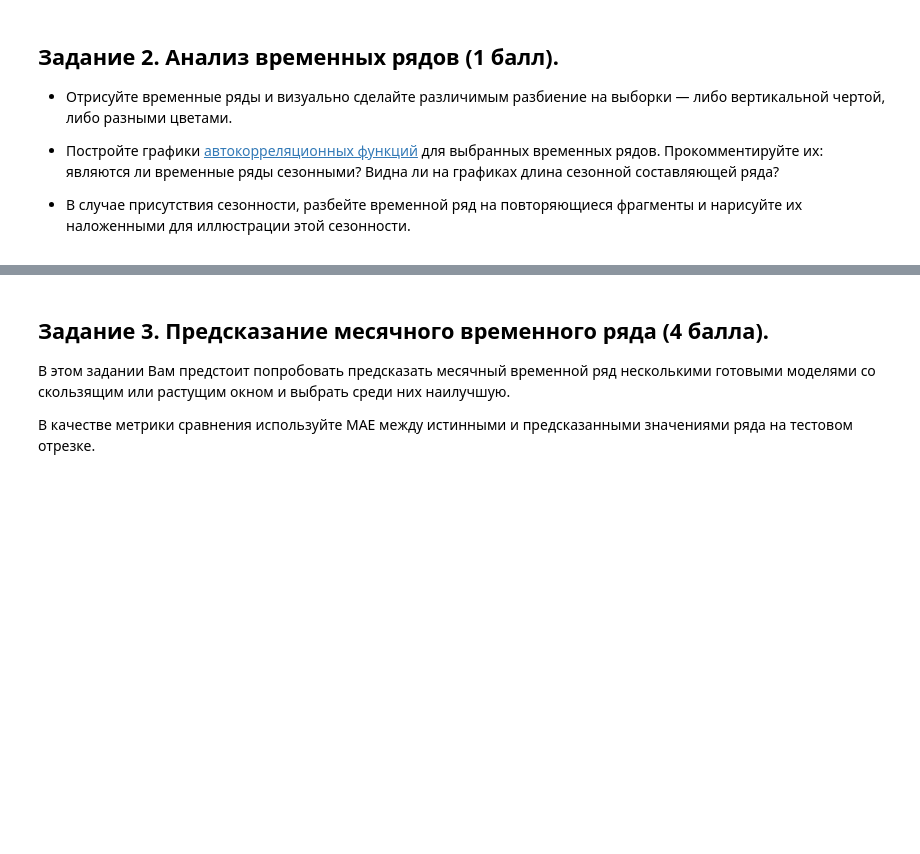
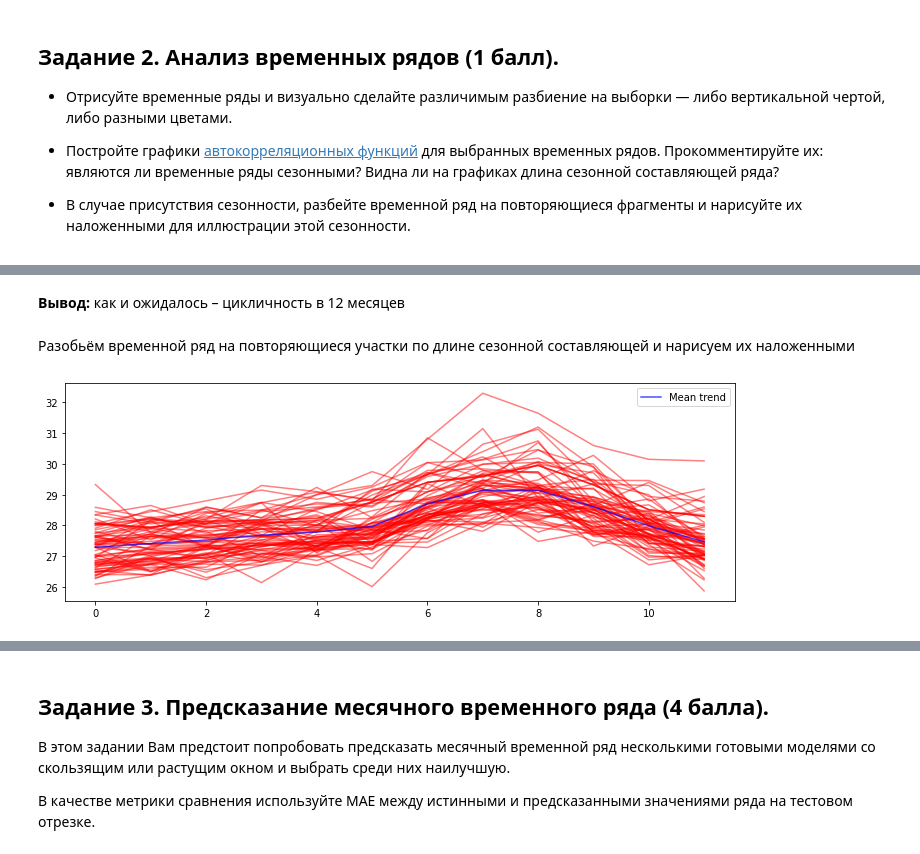
Before and after one commit to alyonabelenko/Courses, a Jupyter notebook: IAD4/homework-3/HW3.ipynb, the cells around one changed output, grey strips where cells are left out. Cells and saved outputs as stored; diff of their text form; code cells hidden in the pictures; blank space fills up the shorter version.

```diff
--- a/IAD4/homework-3/HW3.ipynb
+++ b/IAD4/homework-3/HW3.ipynb
@@ -142,0 +174,19 @@ plt.show()
+# %% [markdown]
+**Вывод:** как и ожидалось – цикличность в 12 месяцев
+# %% [markdown]
+Разобьём временной ряд на повторяющиеся участки по длине сезонной составляющей и нарисуем их наложенными
+# %%
+plt.figure(figsize=(12, 4))
+stack = []
+for i in range(len(ts1) // 12):
+    left, right = i * 12, (i + 1) * 12
+    series = ts1.value[left:right]
+    plt.plot(np.arange(12), series, color='r', alpha=0.5)
+    stack.append(series)
+stack = np.array(stack)
+mean_trend = stack.mean(axis=0)
+plt.plot(np.arange(12), mean_trend, color='b', alpha=0.7, label='Mean trend')
+plt.legend()
+plt.show()
+# %% [output]
+[figure, added]
```
Also changed, not shown: parts of 17 cells of this notebook.
